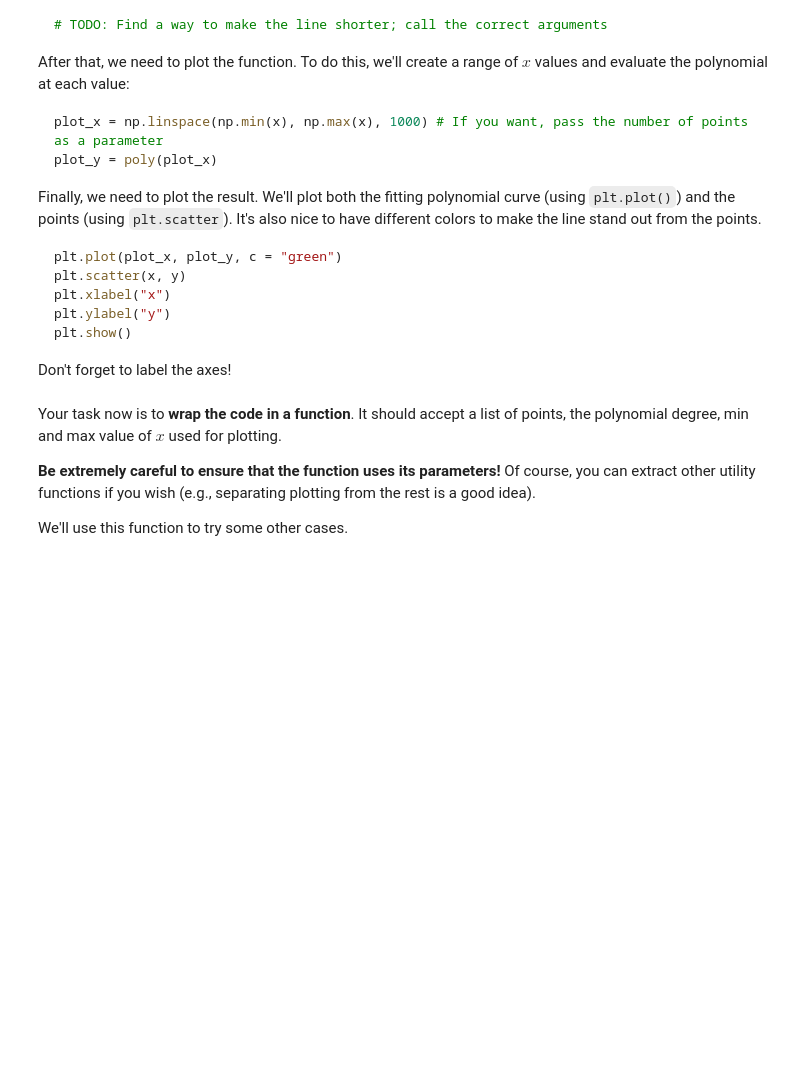
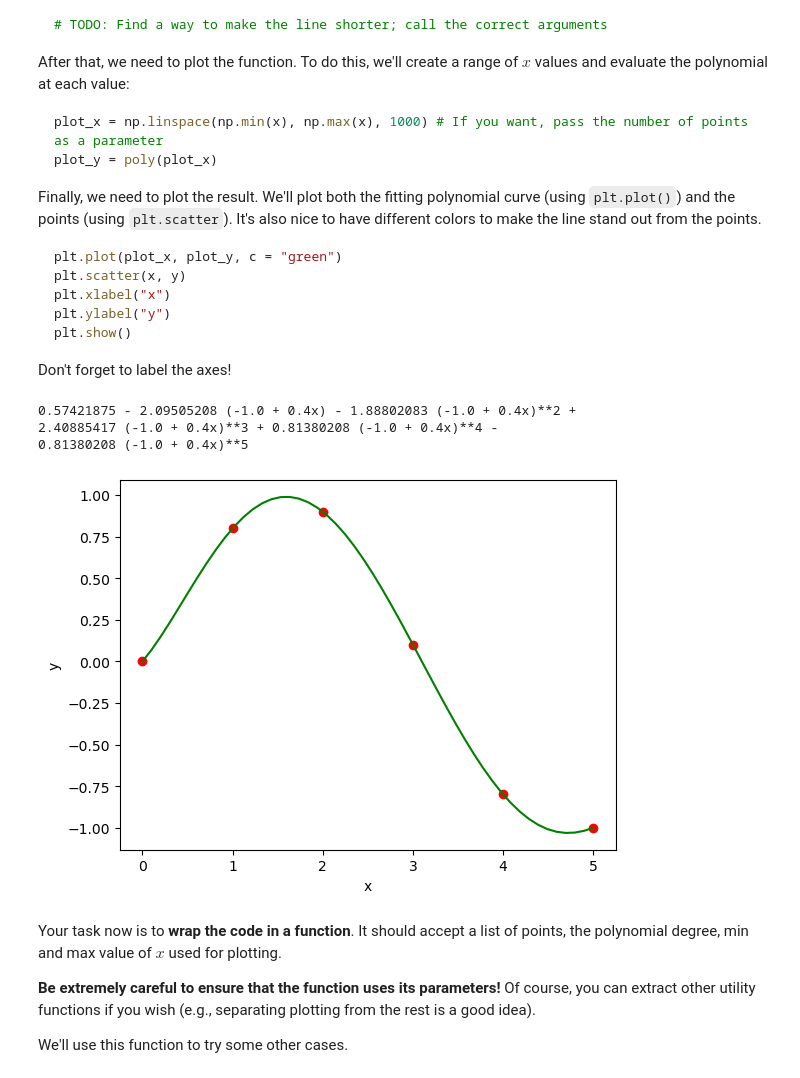
Before and after one commit to crystal-wolfer/SoftUni-AI-ML, a Jupyter notebook: Course 1 - Math For Developer/Excercises/4.Linear-Algebra-Exercise.ipynb, the cells around one changed output. Cells and saved outputs as stored; diff of their text form; code cells hidden in the pictures; blank space fills up the shorter version.

```diff
--- a/Course 1 - Math For Developer/Excercises/4.Linear-Algebra-Exercise.ipynb
+++ b/Course 1 - Math For Developer/Excercises/4.Linear-Algebra-Exercise.ipynb
@@ -62,3 +61,28 @@ Don't forget to label the axes!
+# %%
+# Write your code here
+points = np.array([(0, 0), (1, 0.8), (2, 0.9), (3, 0.1), (4, -0.8), (5, -1.0)])
+x_cor = points[:,0]
+y_cor = points[:,1]
+n = len(points) - 1
+
+poly_func = poly.Polynomial.fit(x_cor,y_cor, n)
+print(poly_func)
+# %% [output]
+0.57421875 - 2.09505208 (-1.0 + 0.4x) - 1.88802083 (-1.0 + 0.4x)**2 +
+2.40885417 (-1.0 + 0.4x)**3 + 0.81380208 (-1.0 + 0.4x)**4 -
+0.81380208 (-1.0 + 0.4x)**5
+# %%
+x_func = np.linspace(0,5,50)
+y_func = poly_func(x_func)
+# %%
+#Plotting the given points and the polynomial function
+plt.scatter(x_cor,y_cor, c = "r")
+plt.plot(x_func, y_func, c = "g")
+plt.xlabel("x")
+plt.ylabel("y")
+plt.show()
+# %% [output]
+[figure, added]
 # %% [markdown]
 Your task now is to **wrap the code in a function**. It should accept a list of points, the polynomial degree, min and max value of $x$ used for plotting.
 
```
Also changed, not shown: parts of 14 cells of this notebook, 2 other files.
